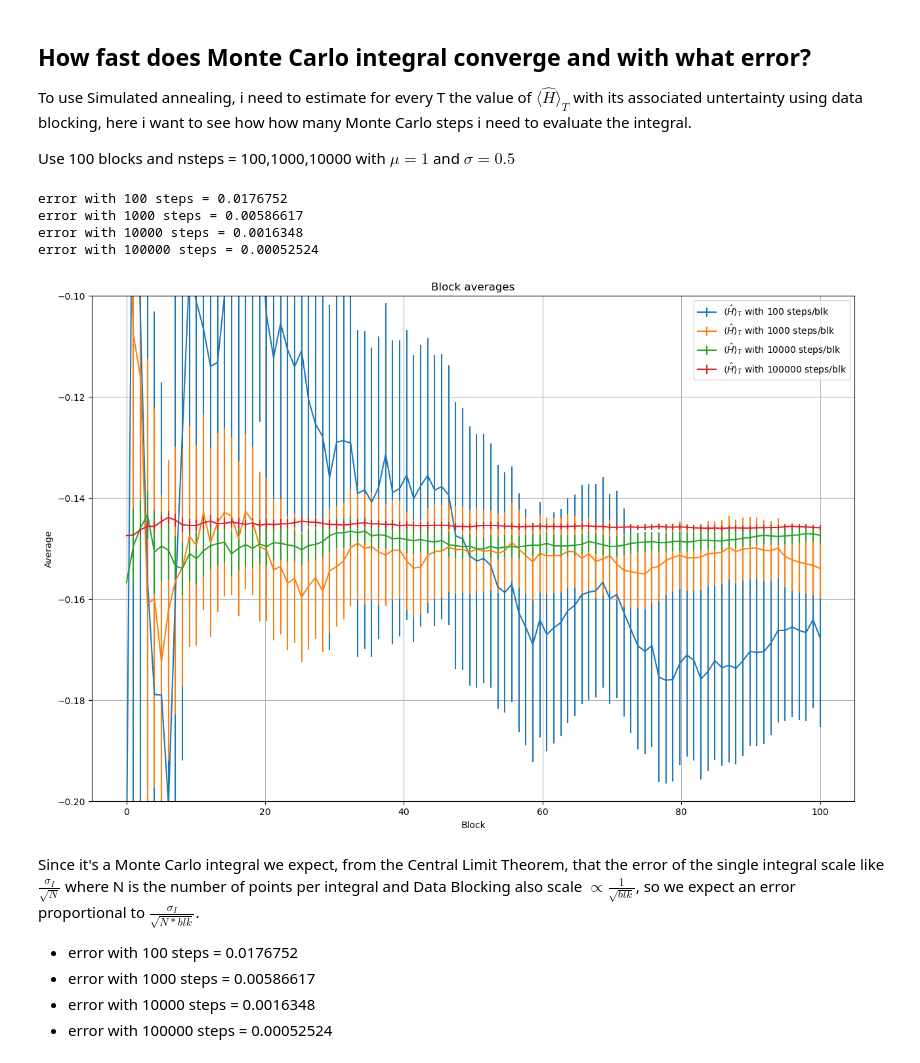
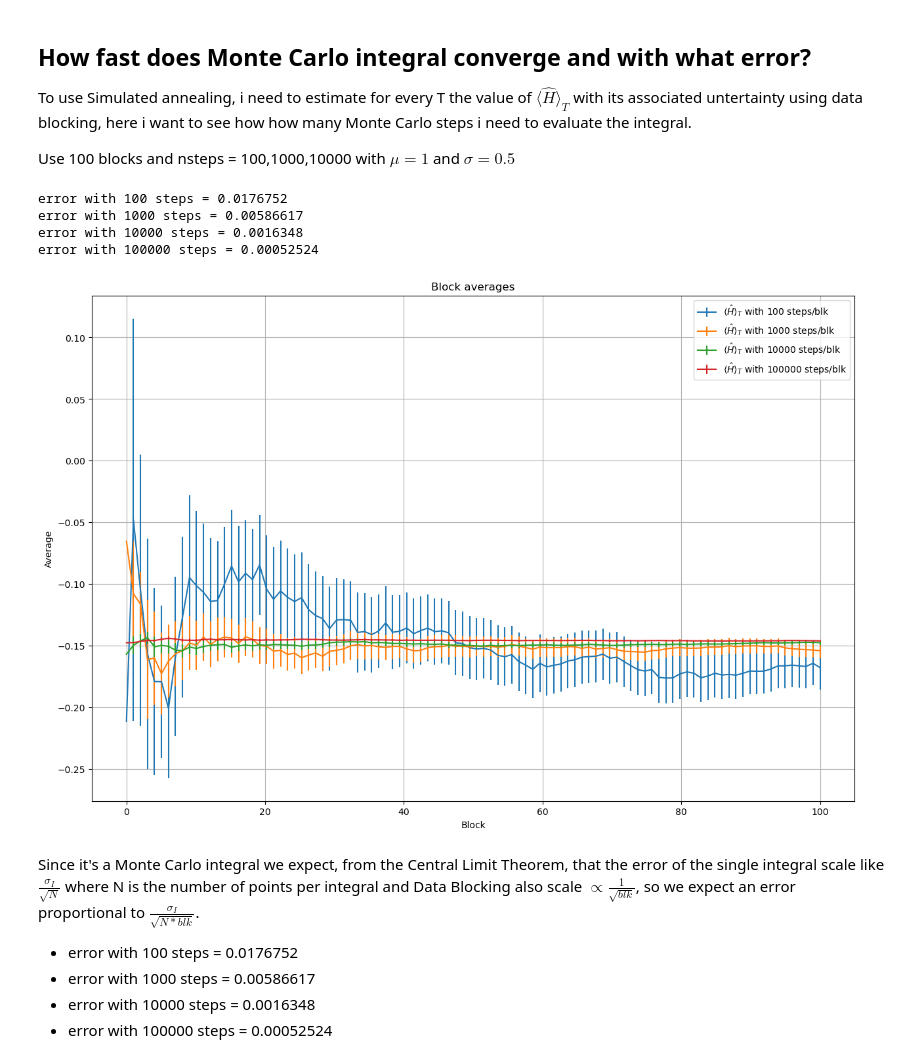
Before and after one commit to JiahaoMiao/LSN, a Jupyter notebook: Lezione_8/LSN_Exercises_08.ipynb, the cells around one changed output. Cells and saved outputs as stored; diff of their text form; code cells hidden in the pictures.

```diff
--- a/Lezione_8/LSN_Exercises_08.ipynb
+++ b/Lezione_8/LSN_Exercises_08.ipynb
@@ -93,24 +93,23 @@ Use 100 blocks and nsteps = 100,1000,10000 with $\mu = 1$ and $\sigma = 0.5$
 # %%
 nsteps =[100,1000,10000,100000]
 blk = np.linspace(0,100,100) #blk=[0,1,2,...,100]\
 plt.figure(figsize=(15, 10)) # Set the size of the plot figsize=(width, height)
 for n in nsteps:
-    y,err = np.loadtxt('DATA/blk100steps'+str(n)+'.dat',usecols=(0,1),unpack=True)
+    y,err = np.loadtxt('DATA/test/blk100steps'+str(n)+'.dat',usecols=(0,1),unpack=True)
     print(f'error with {n} steps = {err[-1]}')
     plt.errorbar(blk,y,yerr=err,label=r'$\langle {\hat H} \rangle_T$ with '+str(n)+" steps/blk")
 plt.title('Block averages')
 plt.xlabel('Block')
 plt.ylabel('Average')
-plt.ylim(-0.2,-0.1)
 plt.legend()
 plt.grid(True)
 plt.show()
 # %% [output]
 error with 100 steps = 0.0176752
 error with 1000 steps = 0.00586617
 error with 10000 steps = 0.0016348
 error with 100000 steps = 0.00052524
-[figure, old version]
+[figure, new version]
 # %% [markdown]
 Since it's a Monte Carlo integral we expect, from the Central Limit Theorem, that the error of the single integral scale like $\frac{\sigma_I}{\sqrt{N}}$ where N is the number of points per integral and Data Blocking also scale $\propto \frac{1}{\sqrt{blk}}$, so we expect an error proportional to $\frac{\sigma_I}{\sqrt{N * blk}}$.
 
```
Also changed, not shown: parts of 5 cells of this notebook, 25 other files.
